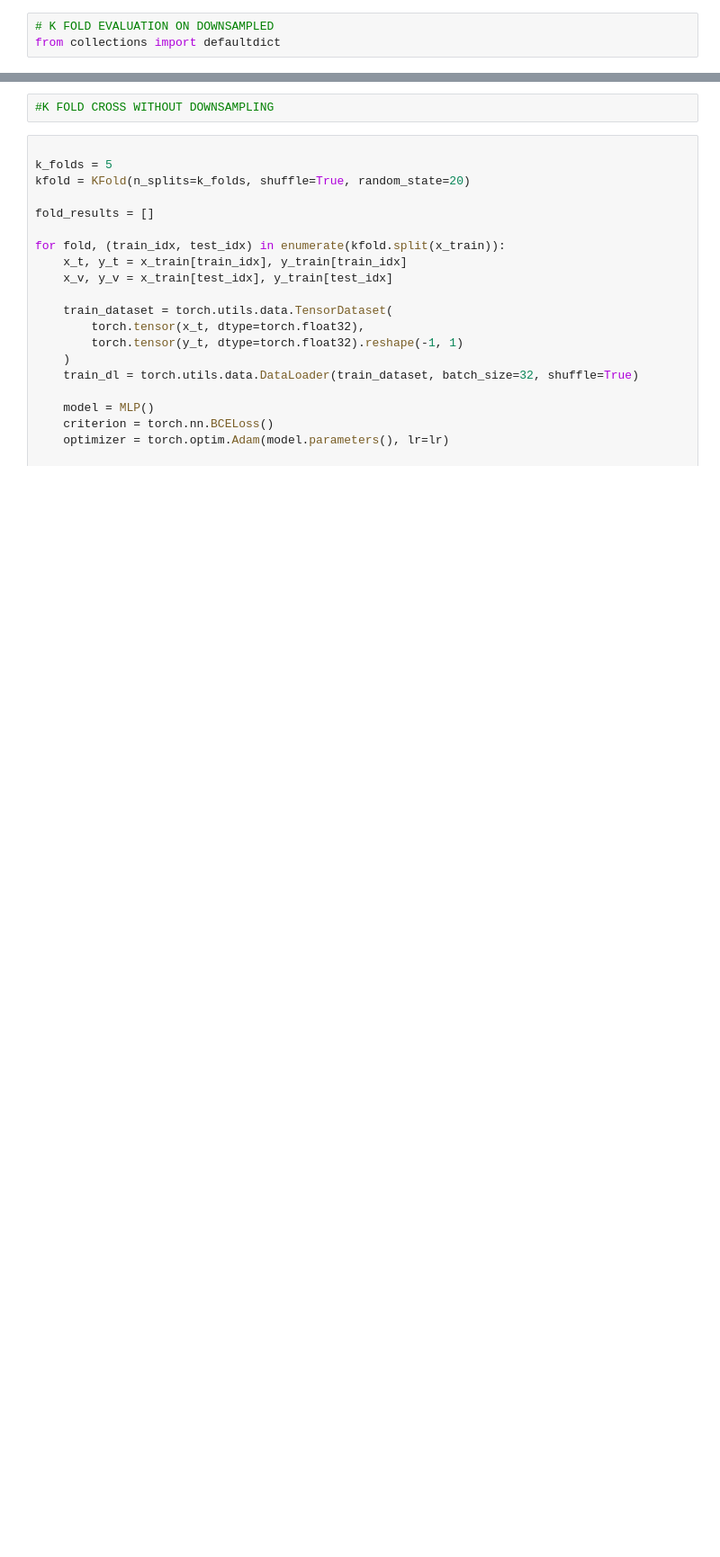
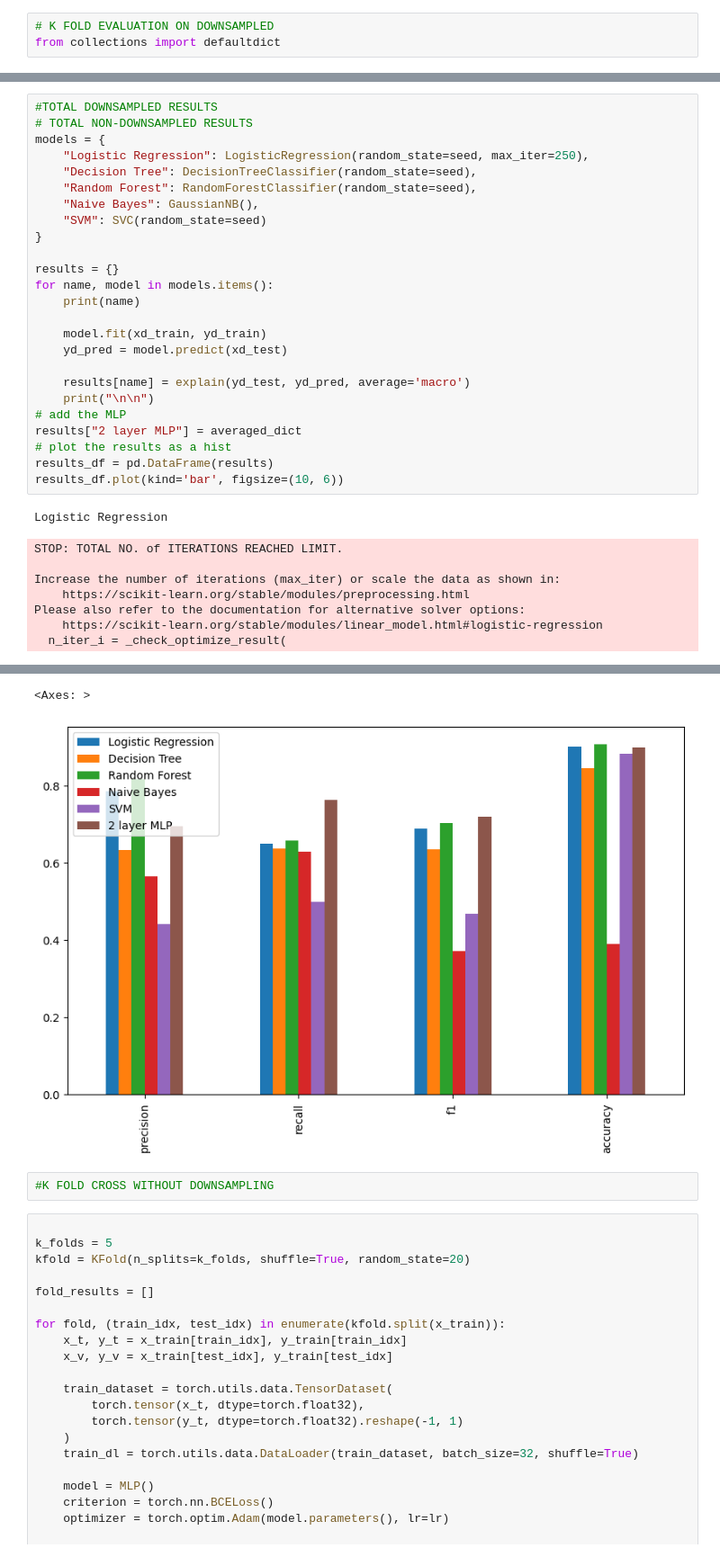
Before and after one commit to sidsrikanth1/csci-467-final-project, a Jupyter notebook: research.ipynb, the cells around one changed output, grey strips where cells are left out. Shown: that part at 90% size. Saved outputs shown, nothing was run; the diff lists cells and outputs as text; blank space fills up the shorter version.

Commit message:
graphing

```diff
--- a/research.ipynb
+++ b/research.ipynb
@@ -476,0 +464,34 @@ Recall:  0.7988538778822097
+# %%
+#TOTAL DOWNSAMPLED RESULTS
+# TOTAL NON-DOWNSAMPLED RESULTS
+models = {
+    "Logistic Regression": LogisticRegression(random_state=seed, max_iter=250),
+    "Decision Tree": DecisionTreeClassifier(random_state=seed),
+    "Random Forest": RandomForestClassifier(random_state=seed),
+    "Naive Bayes": GaussianNB(),
+    "SVM": SVC(random_state=seed)
+}
+
+results = {}
+for name, model in models.items():
+    print(name)
+
+    model.fit(xd_train, yd_train)
+    yd_pred = model.predict(xd_test)
+
+    results[name] = explain(yd_test, yd_pred, average='macro')
+    print("\n\n")
+# add the MLP
+results["2 layer MLP"] = averaged_dict
+# plot the results as a hist
+results_df = pd.DataFrame(results)
+results_df.plot(kind='bar', figsize=(10, 6))
+# %% [output]
+Logistic Regression
+STOP: TOTAL NO. of ITERATIONS REACHED LIMIT.
+
+Increase the number of iterations (max_iter) or scale the data as shown in:
+    https://scikit-learn.org/stable/modules/preprocessing.html
+Please also refer to the documentation for alternative solver options:
+    https://scikit-learn.org/stable/modules/linear_model.html#logistic-regression
+  n_iter_i = _check_optimize_result(
@@ -477,3 +515,5 @@ Recall:  0.7988538778822097
+<Axes: >
+[figure, added]
 # %%
 #K FOLD CROSS WITHOUT DOWNSAMPLING
 # %%
```
Also changed, not shown: parts of 5 cells of this notebook.
